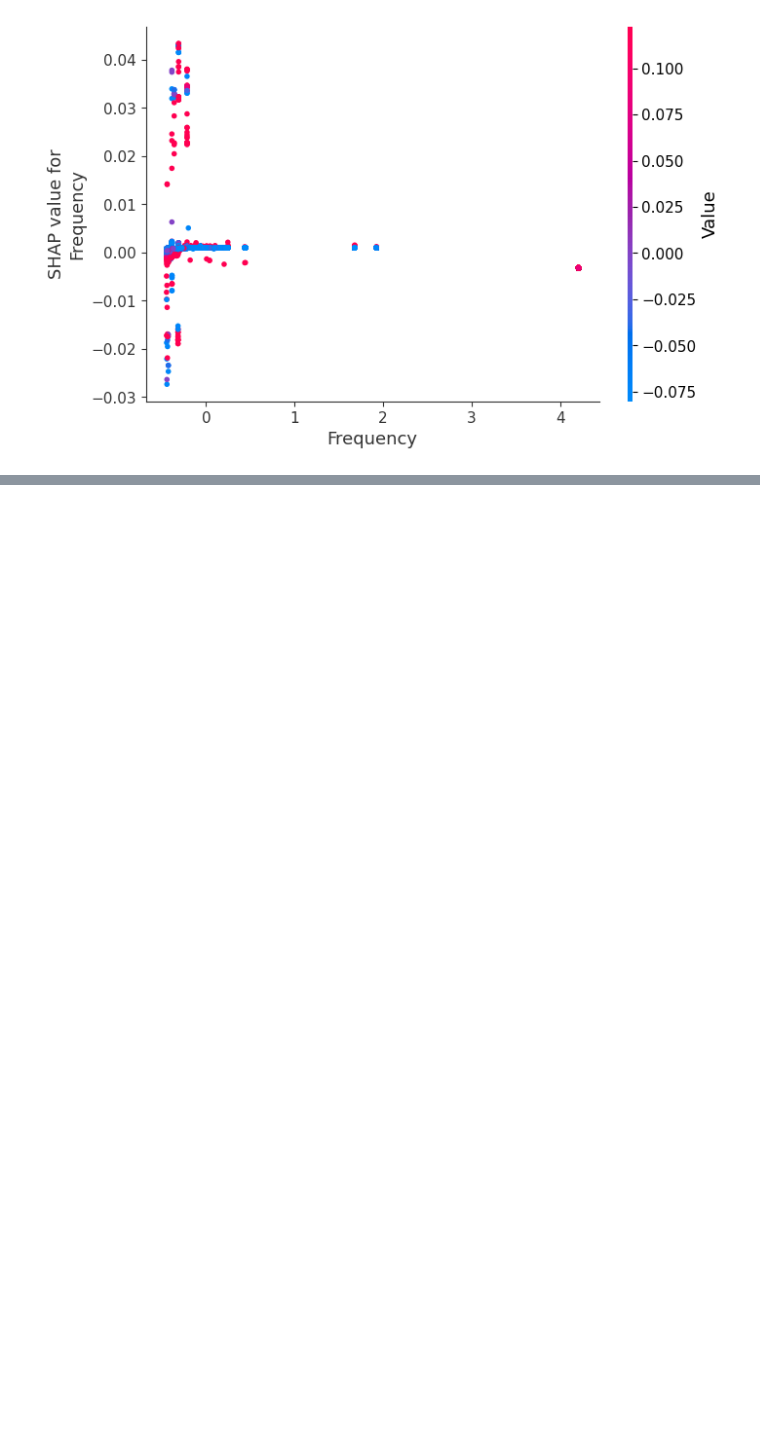
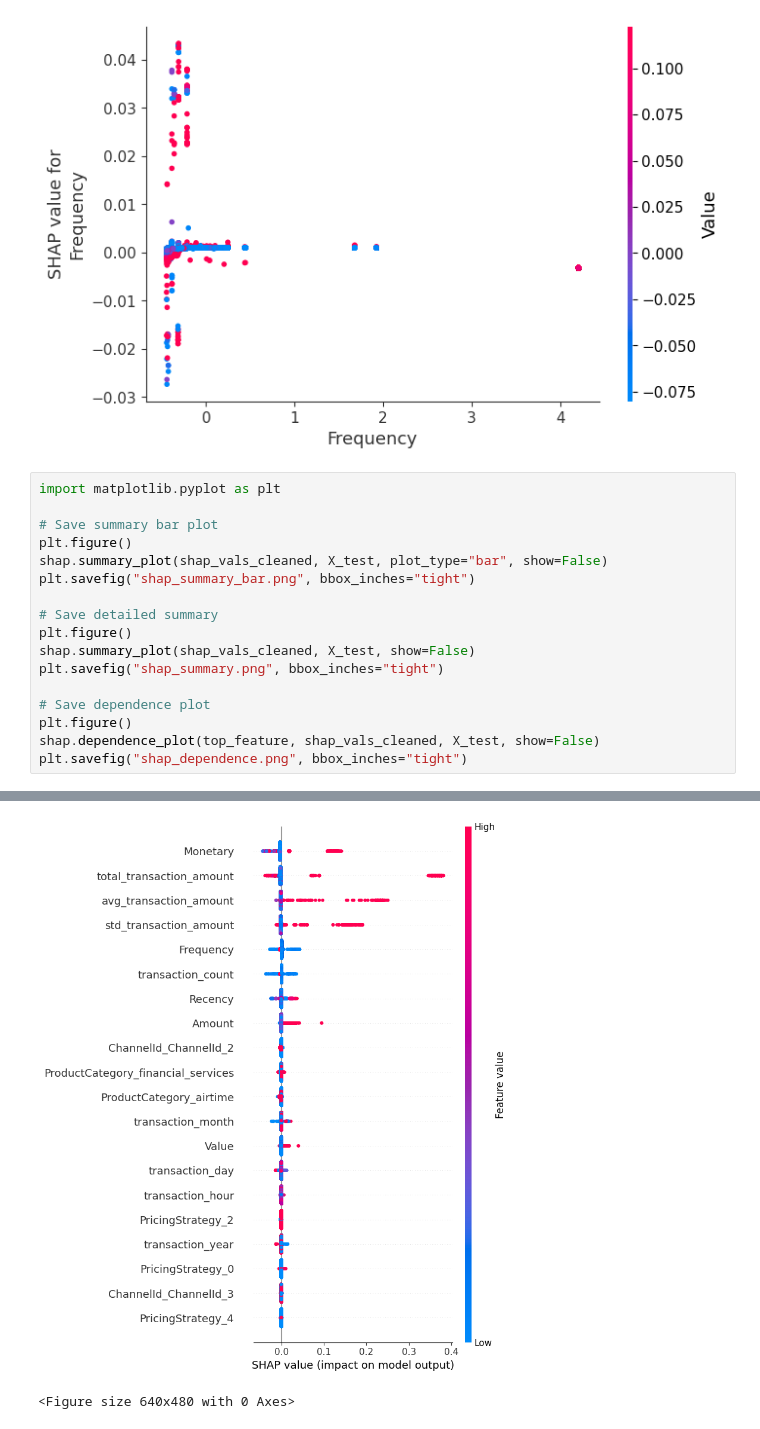
Before and after one commit to Bisrath1/Credit-risk-model, a Jupyter notebook: notebooks/03_model_training.ipynb, the cells around one changed output, grey strips where cells are left out. Saved outputs shown, nothing was run; the diff lists cells and outputs as text; blank space fills up the shorter version.

```diff
--- a/notebooks/03_model_training.ipynb
+++ b/notebooks/03_model_training.ipynb
@@ -349,3 +349,21 @@ shap.dependence_plot(top_feature, shap_vals_cleaned, X_test)
 [figure]
 [figure]
 [figure]
+# %%
+import matplotlib.pyplot as plt
+
+# Save summary bar plot
+plt.figure()
+shap.summary_plot(shap_vals_cleaned, X_test, plot_type="bar", show=False)
+plt.savefig("shap_summary_bar.png", bbox_inches="tight")
+
+# Save detailed summary
+plt.figure()
+shap.summary_plot(shap_vals_cleaned, X_test, show=False)
+plt.savefig("shap_summary.png", bbox_inches="tight")
+
+# Save dependence plot
+plt.figure()
+shap.dependence_plot(top_feature, shap_vals_cleaned, X_test, show=False)
+plt.savefig("shap_dependence.png", bbox_inches="tight")
+# %% [output]
@@ -351,0 +371,2 @@ shap.dependence_plot(top_feature, shap_vals_cleaned, X_test)
+[figure, added]
+<Figure size 640x480 with 0 Axes>
```
Also changed, not shown: parts of 1 cell of this notebook.
